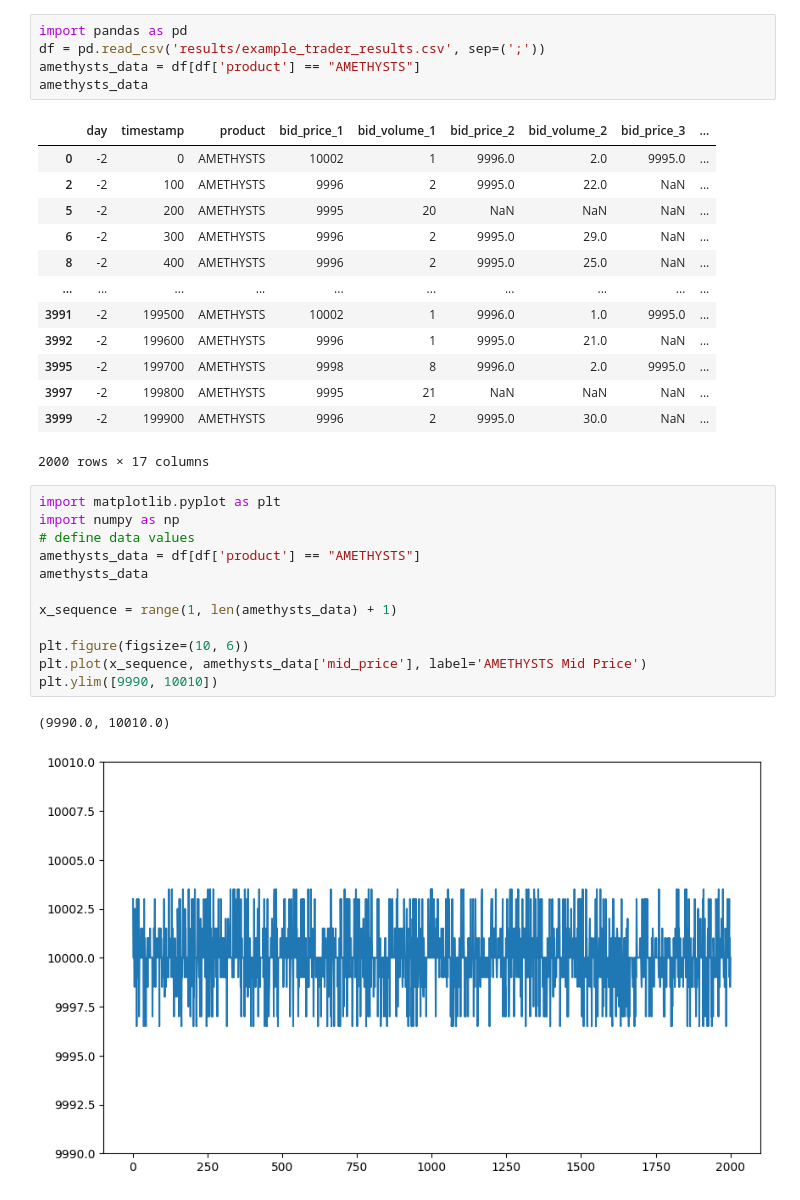
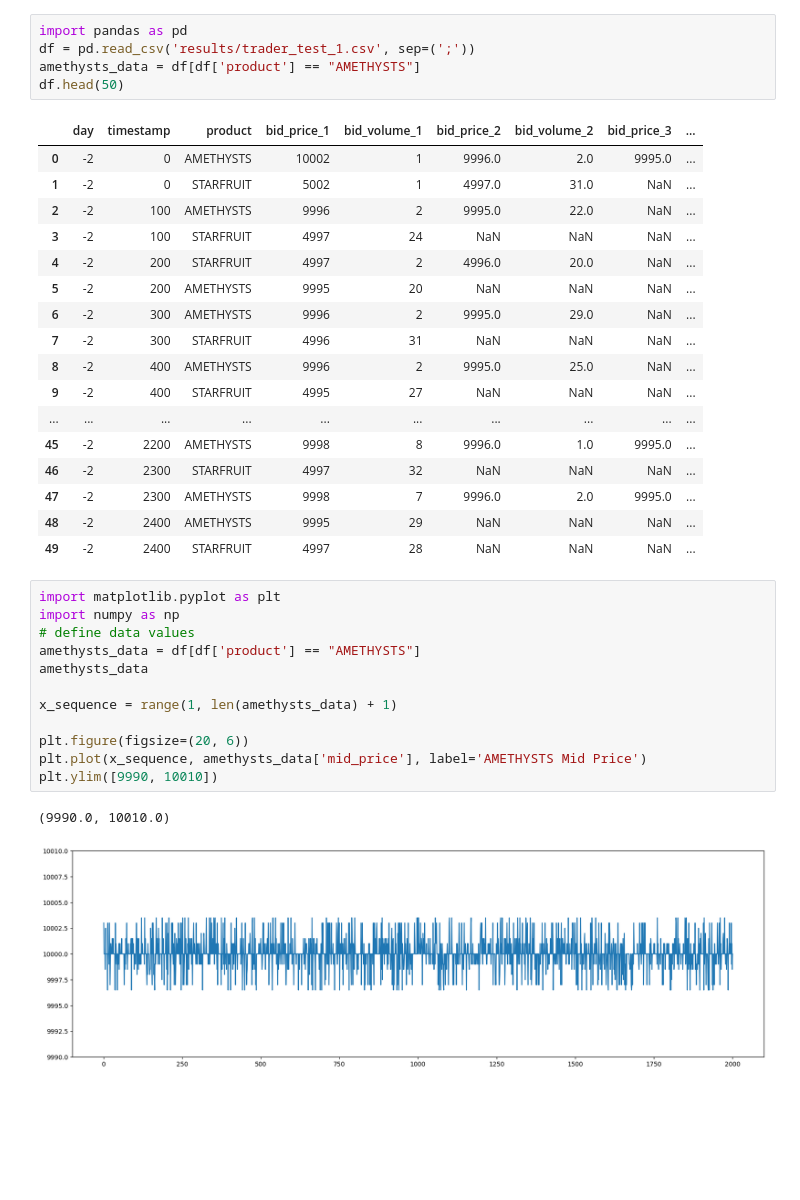
Before and after one commit to masatemma/IMC-Prosperity-MyIsland, a Jupyter notebook: tutorial_round/analysis.ipynb, the cells around one changed output. Cells and saved outputs as stored; diff of their text form; blank space fills up the shorter version.

```diff
--- a/tutorial_round/analysis.ipynb
+++ b/tutorial_round/analysis.ipynb
@@ -1,37 +1,41 @@
 # %%
 import pandas as pd
-df = pd.read_csv('results/example_trader_results.csv', sep=(';'))
+df = pd.read_csv('results/trader_test_1.csv', sep=(';'))
 amethysts_data = df[df['product'] == "AMETHYSTS"]
-amethysts_data
+df.head(50)
 # %% [output]
 |  | day | timestamp | product | bid_price_1 | bid_volume_1 | bid_price_2 | bid_volume_2 | bid_price_3 | ... |
 | 0 | -2 | 0 | AMETHYSTS | 10002 | 1 | 9996.0 | 2.0 | 9995.0 | ... |
+| 1 | -2 | 0 | STARFRUIT | 5002 | 1 | 4997.0 | 31.0 | NaN | ... |
 | 2 | -2 | 100 | AMETHYSTS | 9996 | 2 | 9995.0 | 22.0 | NaN | ... |
+| 3 | -2 | 100 | STARFRUIT | 4997 | 24 | NaN | NaN | NaN | ... |
+| 4 | -2 | 200 | STARFRUIT | 4997 | 2 | 4996.0 | 20.0 | NaN | ... |
 | 5 | -2 | 200 | AMETHYSTS | 9995 | 20 | NaN | NaN | NaN | ... |
 | 6 | -2 | 300 | AMETHYSTS | 9996 | 2 | 9995.0 | 29.0 | NaN | ... |
+| 7 | -2 | 300 | STARFRUIT | 4996 | 31 | NaN | NaN | NaN | ... |
 | 8 | -2 | 400 | AMETHYSTS | 9996 | 2 | 9995.0 | 25.0 | NaN | ... |
+| 9 | -2 | 400 | STARFRUIT | 4995 | 27 | NaN | NaN | NaN | ... |
 | ... | ... | ... | ... | ... | ... | ... | ... | ... | ... |
-| 3991 | -2 | 199500 | AMETHYSTS | 10002 | 1 | 9996.0 | 1.0 | 9995.0 | ... |
-| 3992 | -2 | 199600 | AMETHYSTS | 9996 | 1 | 9995.0 | 21.0 | NaN | ... |
-| 3995 | -2 | 199700 | AMETHYSTS | 9998 | 8 | 9996.0 | 2.0 | 9995.0 | ... |
-| 3997 | -2 | 199800 | AMETHYSTS | 9995 | 21 | NaN | NaN | NaN | ... |
-| 3999 | -2 | 199900 | AMETHYSTS | 9996 | 2 | 9995.0 | 30.0 | NaN | ... |
+| 45 | -2 | 2200 | AMETHYSTS | 9998 | 8 | 9996.0 | 1.0 | 9995.0 | ... |
+| 46 | -2 | 2300 | STARFRUIT | 4997 | 32 | NaN | NaN | NaN | ... |
+| 47 | -2 | 2300 | AMETHYSTS | 9998 | 7 | 9996.0 | 2.0 | 9995.0 | ... |
+| 48 | -2 | 2400 | AMETHYSTS | 9995 | 29 | NaN | NaN | NaN | ... |
+| 49 | -2 | 2400 | STARFRUIT | 4997 | 28 | NaN | NaN | NaN | ... |
-2000 rows × 17 columns
 # %%
 import matplotlib.pyplot as plt
 import numpy as np
 # define data values
 amethysts_data = df[df['product'] == "AMETHYSTS"]
 amethysts_data
 
 x_sequence = range(1, len(amethysts_data) + 1)
 
-plt.figure(figsize=(10, 6))
+plt.figure(figsize=(20, 6))
 plt.plot(x_sequence, amethysts_data['mid_price'], label='AMETHYSTS Mid Price')
 plt.ylim([9990, 10010])
 # %% [output]
 (9990.0, 10010.0)
-[figure, old version]
+[figure, new version]
 # %%
 starfruit_data = df[df['product'] == "STARFRUIT"]
 starfruit_data
```
Also changed, not shown: parts of 1 cell of this notebook, 5 other files.
